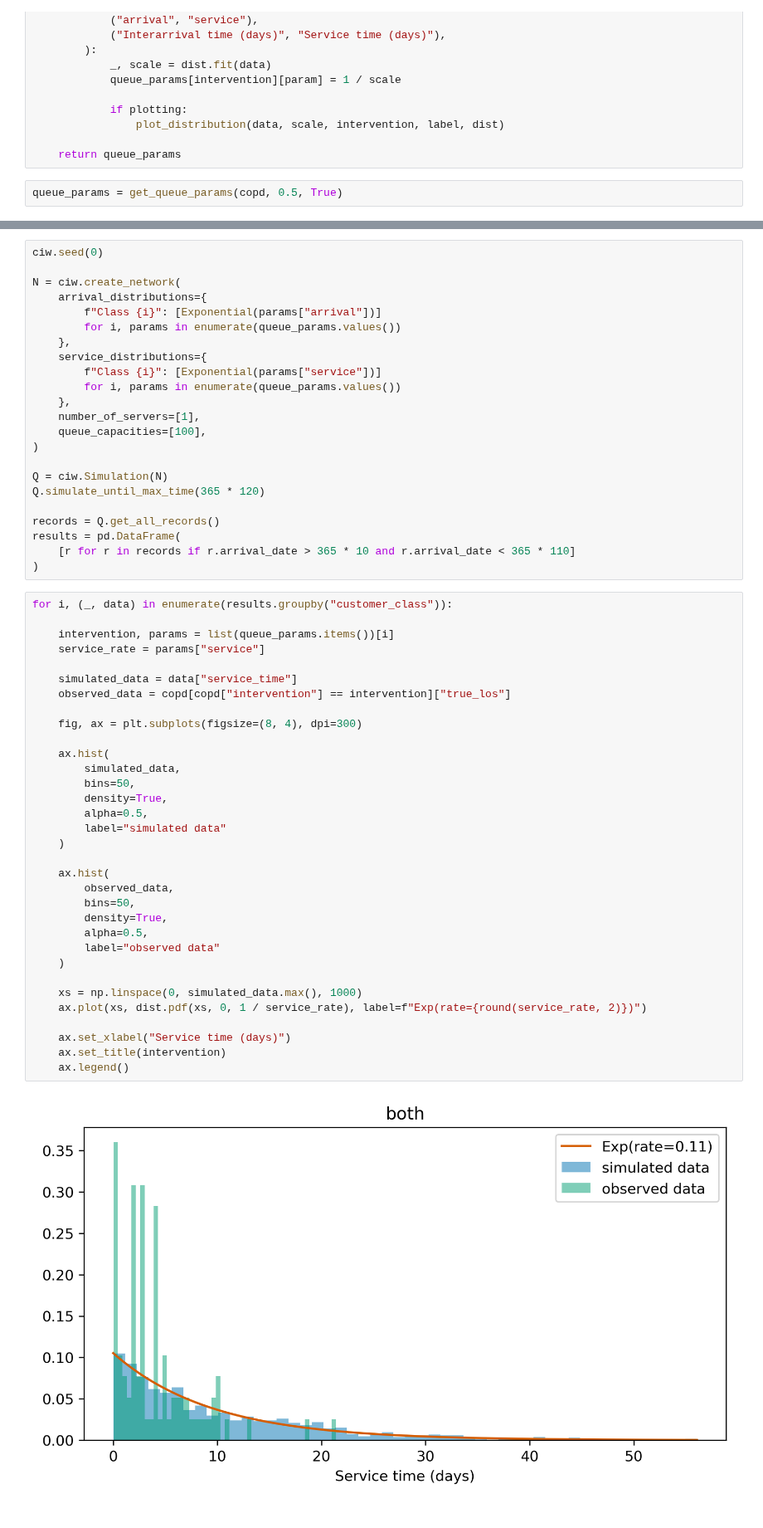
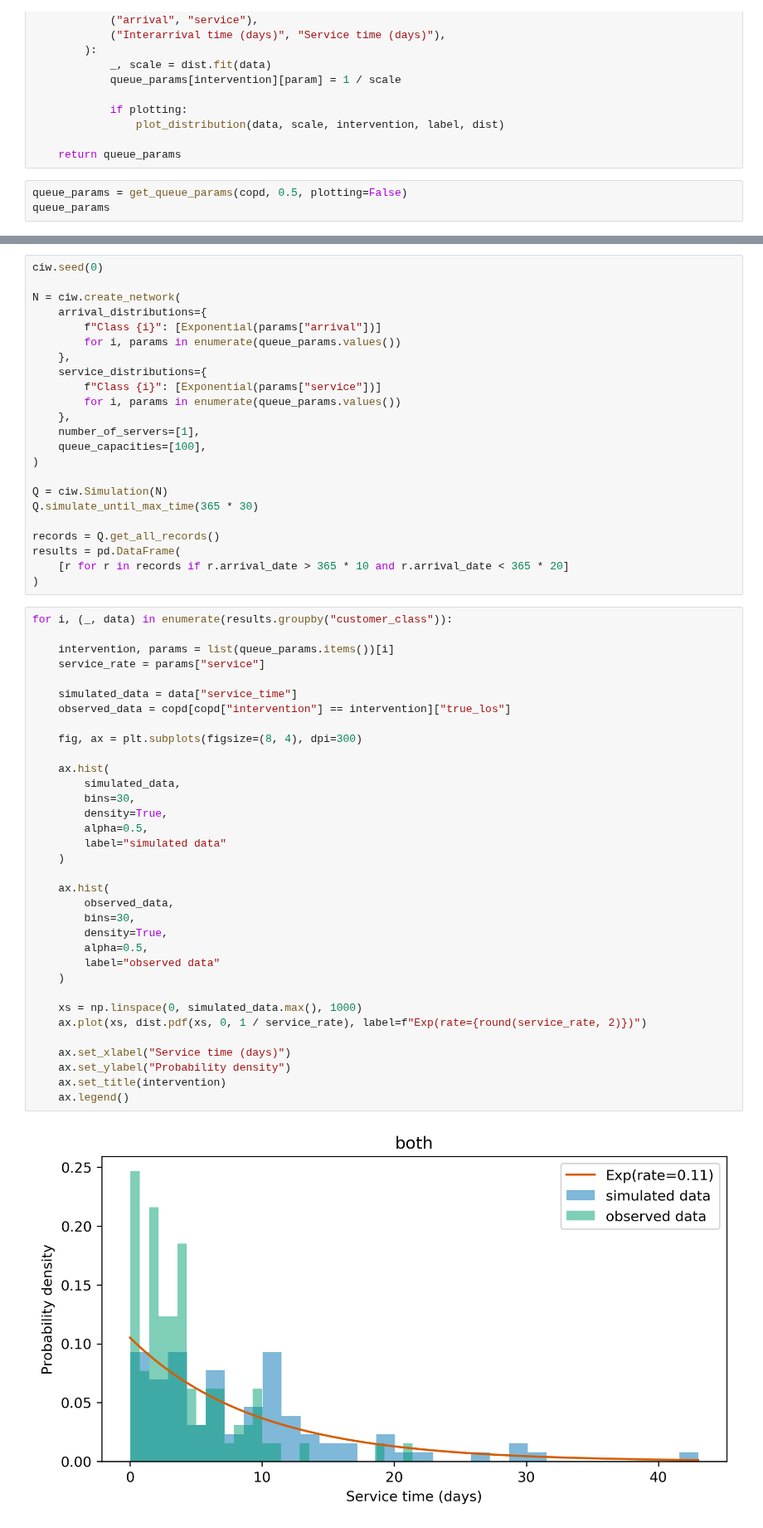
Before and after one commit to daffidwilde/copd-paper, a Jupyter notebook: nbs/queueing.ipynb, the cells around one changed output, grey strips where cells are left out. Shown at 83% size. Drawn from its saved outputs; the diff is of its cells as text.

```diff
--- a/nbs/queueing.ipynb
+++ b/nbs/queueing.ipynb
@@ -129,5 +131,6 @@ def get_queue_params(dataset, service_proportion=1.0, plotting=False, dist=stats
 
     return queue_params
 # %%
-queue_params = get_queue_params(copd, 0.5, True)
+queue_params = get_queue_params(copd, 0.5, plotting=False)
+queue_params
 # %% [output]
@@ -168,44 +160,45 @@ N = ciw.create_network(
 )
 
 Q = ciw.Simulation(N)
-Q.simulate_until_max_time(365 * 120)
+Q.simulate_until_max_time(365 * 30)
 
 records = Q.get_all_records()
 results = pd.DataFrame(
-    [r for r in records if r.arrival_date > 365 * 10 and r.arrival_date < 365 * 110]
+    [r for r in records if r.arrival_date > 365 * 10 and r.arrival_date < 365 * 20]
 )
 # %%
 for i, (_, data) in enumerate(results.groupby("customer_class")):
 
     intervention, params = list(queue_params.items())[i]
     service_rate = params["service"]
 
     simulated_data = data["service_time"]
     observed_data = copd[copd["intervention"] == intervention]["true_los"]
 
     fig, ax = plt.subplots(figsize=(8, 4), dpi=300)
 
     ax.hist(
         simulated_data,
-        bins=50,
+        bins=30,
         density=True,
         alpha=0.5,
         label="simulated data"
     )
 
     ax.hist(
         observed_data,
-        bins=50,
+        bins=30,
         density=True,
         alpha=0.5,
         label="observed data"
     )
 
     xs = np.linspace(0, simulated_data.max(), 1000)
     ax.plot(xs, dist.pdf(xs, 0, 1 / service_rate), label=f"Exp(rate={round(service_rate, 2)})")
 
     ax.set_xlabel("Service time (days)")
+    ax.set_ylabel("Probability density")
     ax.set_title(intervention)
     ax.legend()
 # %% [output]
-[figure, old version]
+[figure, new version]
```
Also changed, not shown: parts of 6 cells of this notebook, 1 other file.
